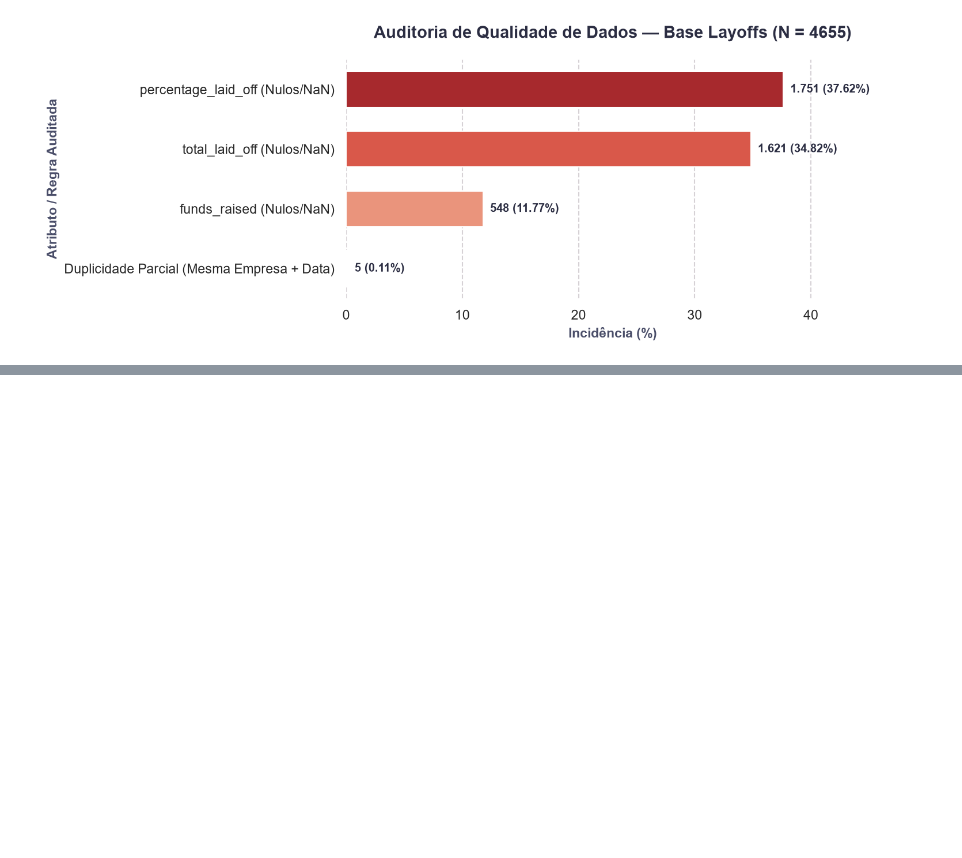
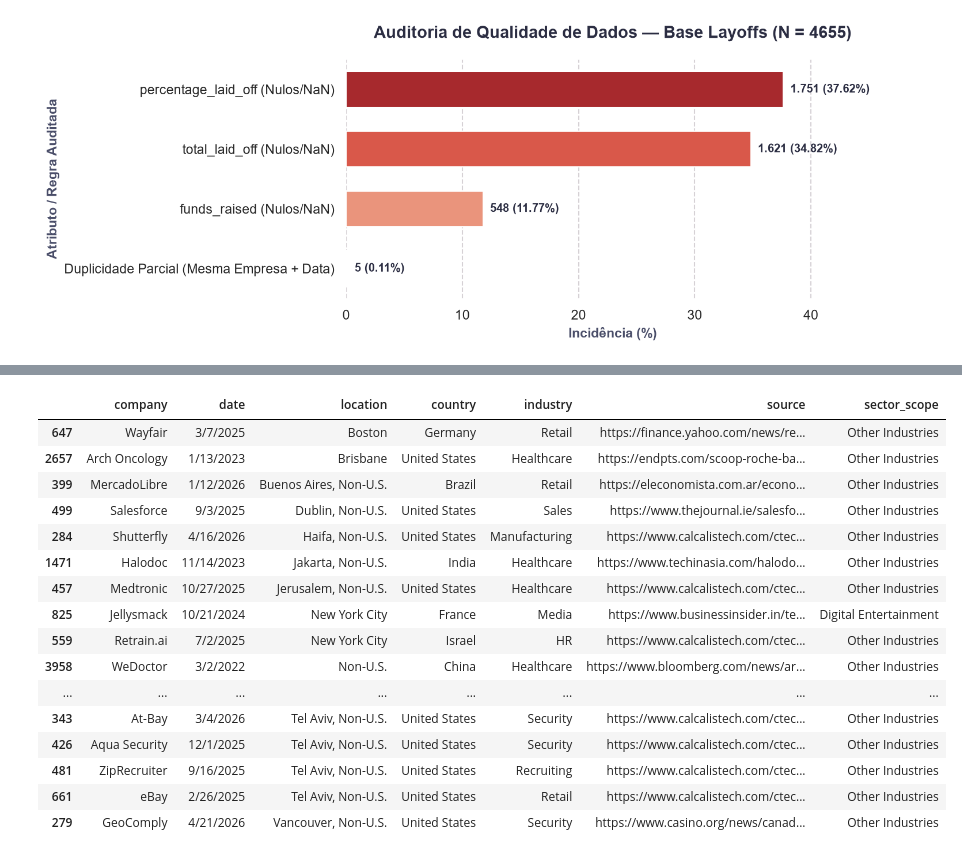
Before and after one commit to AleCecilio/digital_entertainment_layoffs, a Jupyter notebook: notebooks/01_data_cleaning.ipynb, the cells around one changed output, grey strips where cells are left out. Saved outputs shown, nothing was run; the diff lists cells and outputs as text; code cells hidden in the pictures; blank space fills up the shorter version.

```diff
--- a/notebooks/01_data_cleaning.ipynb
+++ b/notebooks/01_data_cleaning.ipynb
@@ -894,0 +1092,44 @@ chart_data_quality(
+# %%
+# Inspeciona os conflitos geográficos (cidade de um país associada a outro) e 'Non-U.S.' puro
+conflicts_geo = [
+    ('Boston', 'Germany'),
+    ('Brisbane', 'United States'),
+    ('Buenos Aires, Non-U.S.', 'Brazil'),
+    ('Dublin, Non-U.S.', 'United States'),
+    ('Haifa, Non-U.S.', 'United States'),
+    ('Jakarta, Non-U.S.', 'India'),
+    ('Jerusalem, Non-U.S.', 'United States'),
+    ('New York City', 'France'),
+    ('New York City', 'Israel'),
+    ('Oslo, Non-U.S.', 'Sweden'),
+    ('SF Bay Area', 'Israel'),
+    ('Tel Aviv, Non-U.S.', 'United States'),
+    ('Vancouver, Non-U.S.', 'United States')
+]
+
+mask_conflicts = df_clean.set_index(['location', 'country']).index.isin(conflicts_geo)
+mask_non_us = df_clean['location'] == 'Non-U.S.'
+
+display(
+    df_clean[mask_conflicts | mask_non_us]
+    [['company', 'date', 'location', 'country', 'industry', 'source', 'sector_scope']]
+    .sort_values(['location', 'country'])
+)
+# %% [output]
+|  | company | date | location | country | industry | source | sector_scope |
+| 647 | Wayfair | 3/7/2025 | Boston | Germany | Retail | https://finance.yahoo.com/news/re... | Other Industries |
+| 2657 | Arch Oncology | 1/13/2023 | Brisbane | United States | Healthcare | https://endpts.com/scoop-roche-ba... | Other Industries |
+| 399 | MercadoLibre | 1/12/2026 | Buenos Aires, Non-U.S. | Brazil | Retail | https://eleconomista.com.ar/econo... | Other Industries |
+| 499 | Salesforce | 9/3/2025 | Dublin, Non-U.S. | United States | Sales | https://www.thejournal.ie/salesfo... | Other Industries |
+| 284 | Shutterfly | 4/16/2026 | Haifa, Non-U.S. | United States | Manufacturing | https://www.calcalistech.com/ctec... | Other Industries |
+| 1471 | Halodoc | 11/14/2023 | Jakarta, Non-U.S. | India | Healthcare | https://www.techinasia.com/halodo... | Other Industries |
+| 457 | Medtronic | 10/27/2025 | Jerusalem, Non-U.S. | United States | Healthcare | https://www.calcalistech.com/ctec... | Other Industries |
+| 825 | Jellysmack | 10/21/2024 | New York City | France | Media | https://www.businessinsider.in/te... | Digital Entertainment |
+| 559 | Retrain.ai | 7/2/2025 | New York City | Israel | HR | https://www.calcalistech.com/ctec... | Other Industries |
+| 3958 | WeDoctor | 3/2/2022 | Non-U.S. | China | Healthcare | https://www.bloomberg.com/news/ar... | Other Industries |
+| ... | ... | ... | ... | ... | ... | ... | ... |
+| 343 | At-Bay | 3/4/2026 | Tel Aviv, Non-U.S. | United States | Security | https://www.calcalistech.com/ctec... | Other Industries |
+| 426 | Aqua Security | 12/1/2025 | Tel Aviv, Non-U.S. | United States | Security | https://www.calcalistech.com/ctec... | Other Industries |
+| 481 | ZipRecruiter | 9/16/2025 | Tel Aviv, Non-U.S. | United States | Recruiting | https://www.calcalistech.com/ctec... | Other Industries |
+| 661 | eBay | 2/26/2025 | Tel Aviv, Non-U.S. | United States | Retail | https://www.calcalistech.com/ctec... | Other Industries |
+| 279 | GeoComply | 4/21/2026 | Vancouver, Non-U.S. | United States | Security | https://www.casino.org/news/canad... | Other Industries |
```
Also changed, not shown: parts of 17 cells of this notebook.
